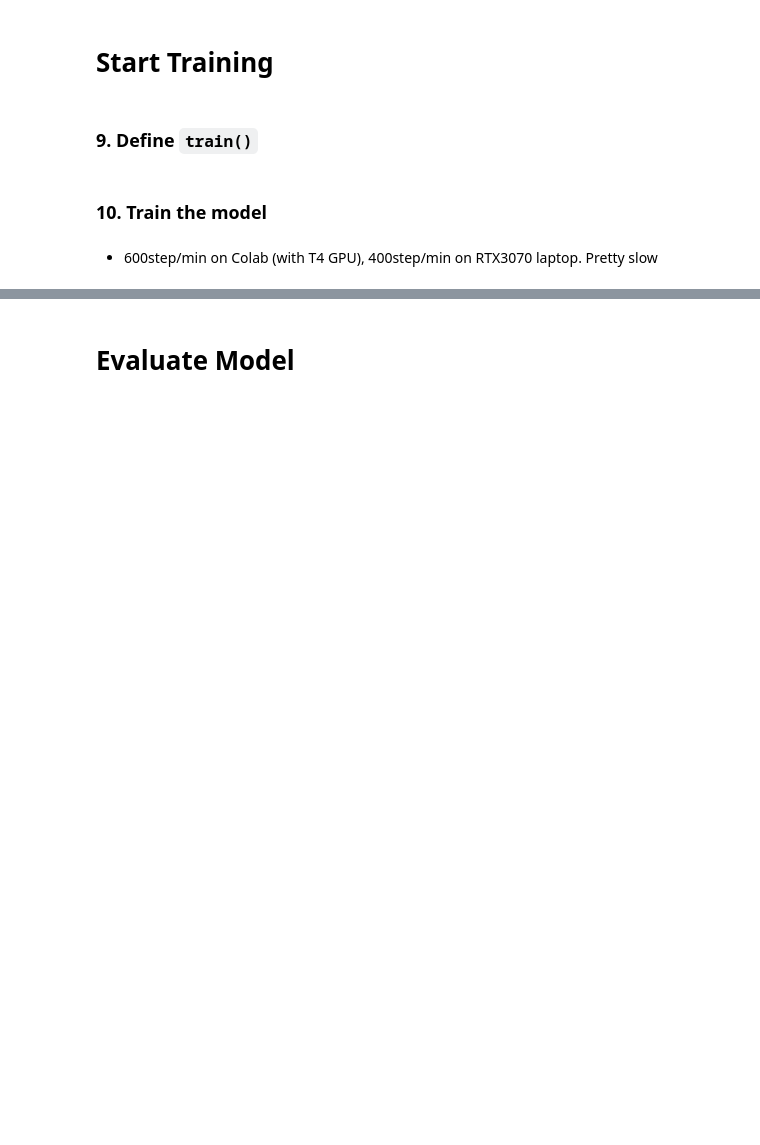
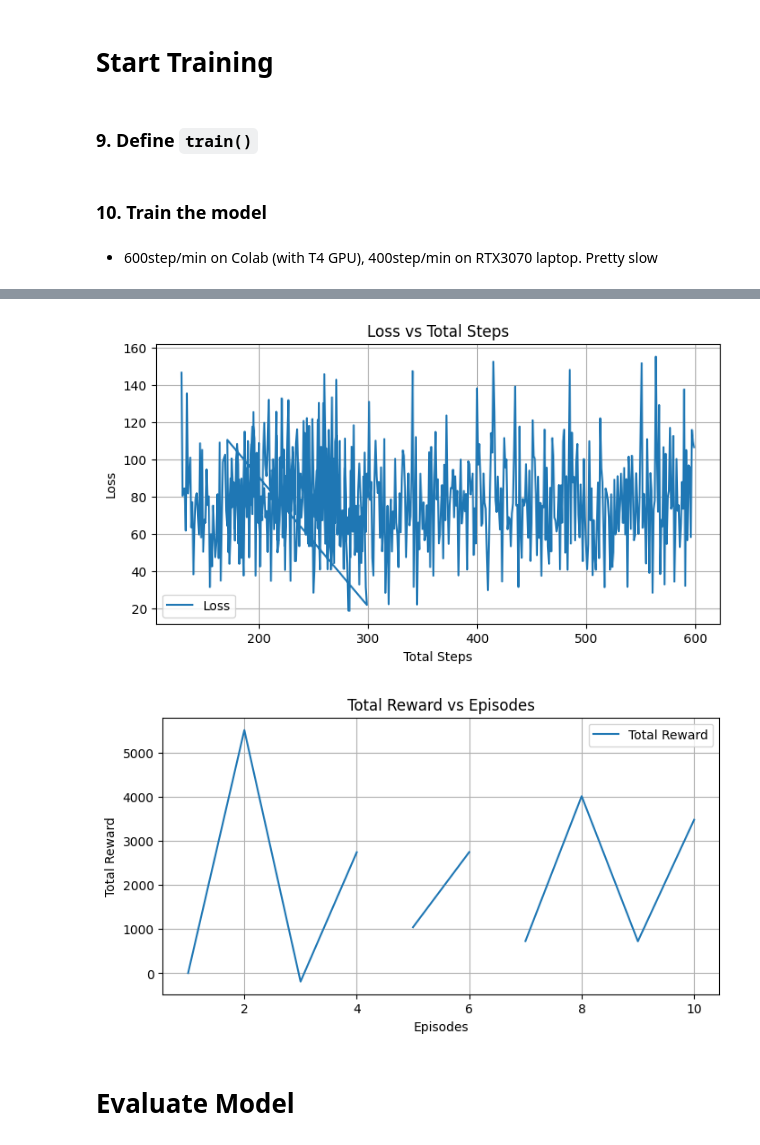
Before and after one commit to sutheman86/Pacman-RL-environment, a Jupyter notebook: pacman_world_duel.ipynb, the cells around one changed output, grey strips where cells are left out. Drawn from its saved outputs; the diff is of its cells as text; code cells hidden in the pictures; blank space fills up the shorter version.

Commit message:
Update notebook to include reward graph
If you need colab, tell me

```diff
--- a/pacman_world_duel.ipynb
+++ b/pacman_world_duel.ipynb
@@ -623,3 +661,37 @@ Episode: 1573 | Step:  34 / 10240 | Reward: -4.000 / 1139.000 | Loss: 40.348 | E
+# %%
+def plot_training_metrics(csv_path):
+    """
+    從 CSV 文件讀取數據並繪製訓練指標圖表。
+
+    :param csv_path: CSV 文件的路徑
+    """
+    # 從 CSV 文件讀取數據
+    df = pd.read_csv(csv_path)
+
+    # 繪製 Loss vs Total Steps
+    plt.figure(figsize=(8, 4))
+    plt.plot(df["Total_Steps"], df["Loss"], label="Loss")
+    plt.xlabel("Total Steps")
+    plt.ylabel("Loss")
+    plt.title("Loss vs Total Steps")
+    plt.legend()
+    plt.grid()
+    plt.show()
+
+    # 繪製 Total Reward vs Episodes
+    plt.figure(figsize=(8, 4))
+    plt.plot(df["Episodes"], df["Total_Reward"], label="Total Reward")
+    plt.xlabel("Episodes")
+    plt.ylabel("Total Reward")
+    plt.title("Total Reward vs Episodes")
+    plt.legend()
+    plt.grid()
+    plt.show()
+
+plot_training_metrics("save/training_metrics.csv")
+# %% [output]
+[figure, added]
+[figure, added]
 # %% [markdown]
 # Evaluate Model
 # %%
```
Also changed, not shown: parts of 11 cells of this notebook.
